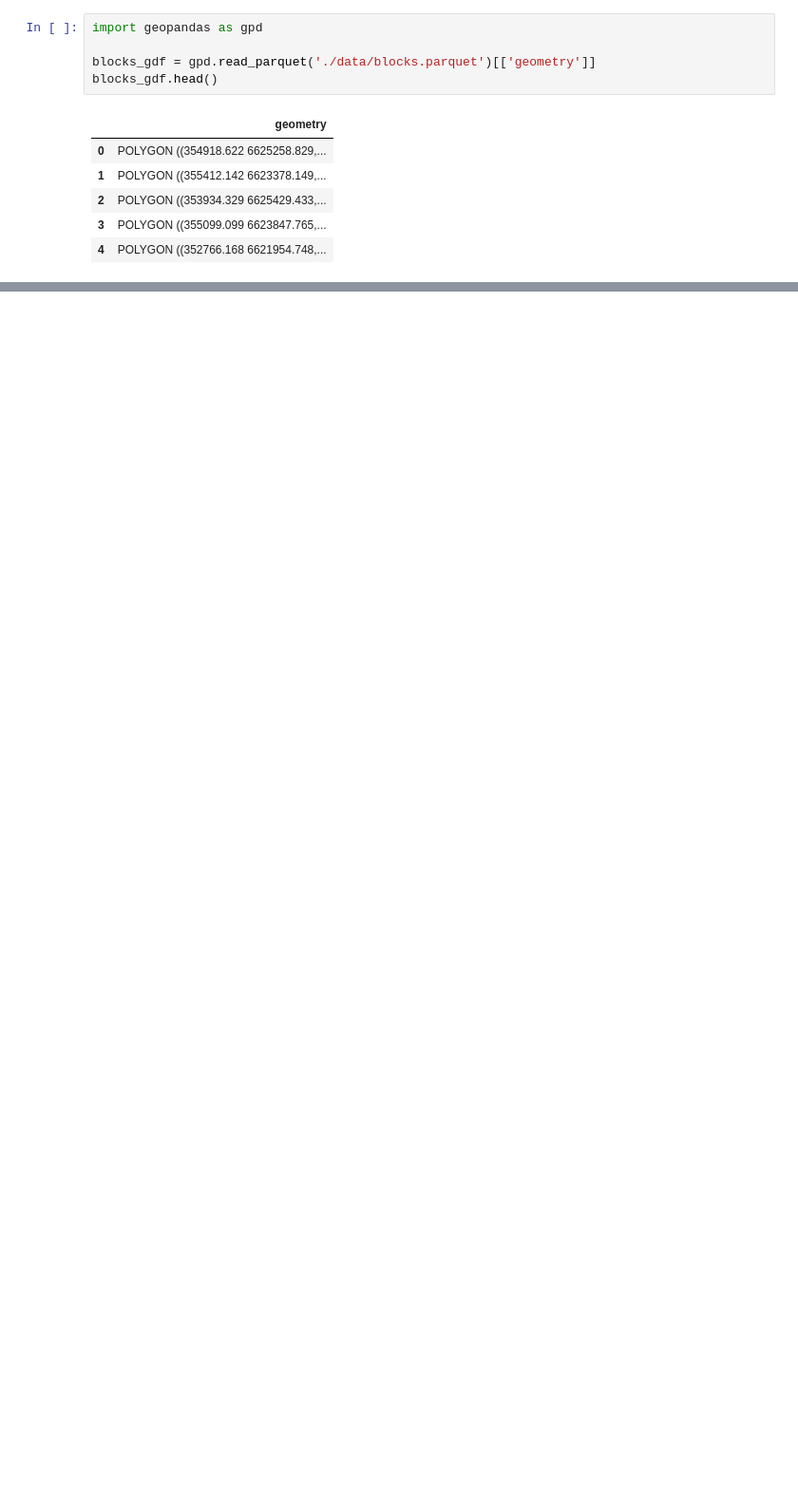
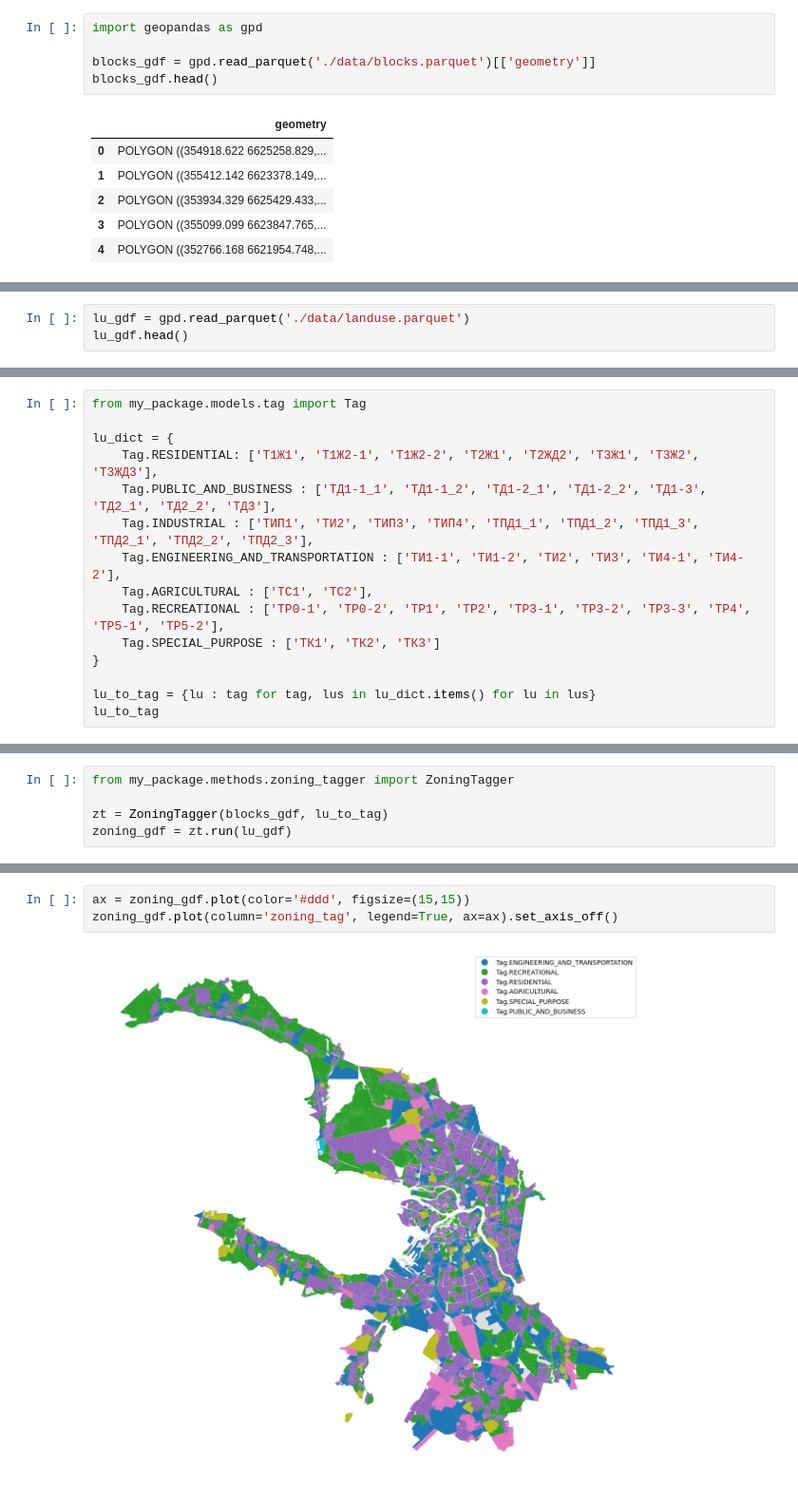
Before and after one commit to elizaveta18659/master-plan-requirements, a Jupyter notebook: examples/zoning_tagger.ipynb, the cells around one changed output, grey strips where cells are left out. Shown at 95% size. Drawn from its saved outputs; the diff is of its cells as text; blank space fills up the shorter version.

Commit message:
fix: zoning tagger feat: zoning tagger with custom landuse

```diff
--- a/examples/zoning_tagger.ipynb
+++ b/examples/zoning_tagger.ipynb
@@ -45,0 +53,3 @@ zoning_gdf.plot(column='zoning_tag', legend=True, ax=ax).set_axis_off()
+# %%
+lu_gdf = gpd.read_parquet('./data/landuse.parquet')
+lu_gdf.head()
@@ -45,0 +63,15 @@ zoning_gdf.plot(column='zoning_tag', legend=True, ax=ax).set_axis_off()
+# %%
+from my_package.models.tag import Tag
+
+lu_dict = {
+    Tag.RESIDENTIAL: ['Т1Ж1', 'Т1Ж2-1', 'Т1Ж2-2', 'Т2Ж1', 'Т2ЖД2', 'Т3Ж1', 'Т3Ж2', 'Т3ЖД3'],
+    Tag.PUBLIC_AND_BUSINESS : ['ТД1-1_1', 'ТД1-1_2', 'ТД1-2_1', 'ТД1-2_2', 'ТД1-3', 'ТД2_1', 'ТД2_2', 'ТД3'],
+    Tag.INDUSTRIAL : ['ТИП1', 'ТИ2', 'ТИП3', 'ТИП4', 'ТПД1_1', 'ТПД1_2', 'ТПД1_3', 'ТПД2_1', 'ТПД2_2', 'ТПД2_3'],
+    Tag.ENGINEERING_AND_TRANSPORTATION : ['ТИ1-1', 'ТИ1-2', 'ТИ2', 'ТИ3', 'ТИ4-1', 'ТИ4-2'],
+    Tag.AGRICULTURAL : ['ТС1', 'ТС2'],
+    Tag.RECREATIONAL : ['ТР0-1', 'ТР0-2', 'ТР1', 'ТР2', 'ТР3-1', 'ТР3-2', 'ТР3-3', 'ТР4', 'ТР5-1', 'ТР5-2'],
+    Tag.SPECIAL_PURPOSE : ['ТК1', 'ТК2', 'ТК3']
+}
+
+lu_to_tag = {lu : tag for tag, lus in lu_dict.items() for lu in lus}
+lu_to_tag
@@ -45,0 +96,5 @@ zoning_gdf.plot(column='zoning_tag', legend=True, ax=ax).set_axis_off()
+# %%
+from my_package.methods.zoning_tagger import ZoningTagger
+
+zt = ZoningTagger(blocks_gdf, lu_to_tag)
+zoning_gdf = zt.run(lu_gdf)
@@ -45,0 +122,5 @@ zoning_gdf.plot(column='zoning_tag', legend=True, ax=ax).set_axis_off()
+# %%
+ax = zoning_gdf.plot(color='#ddd', figsize=(15,15))
+zoning_gdf.plot(column='zoning_tag', legend=True, ax=ax).set_axis_off()
+# %% [output]
+[figure, added]
```
Also changed, not shown: parts of 10 cells of this notebook, 3 other files.
